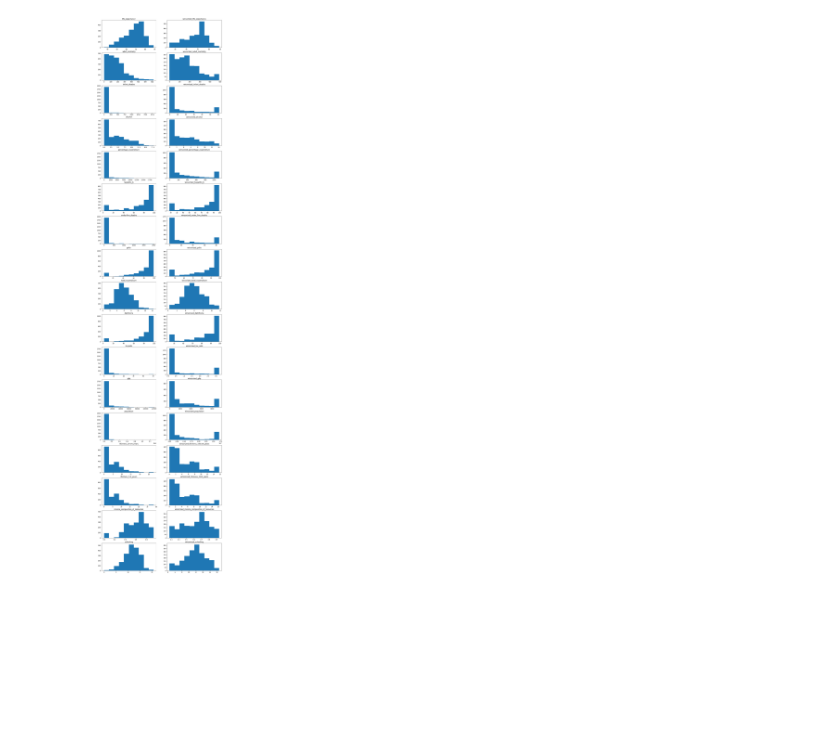
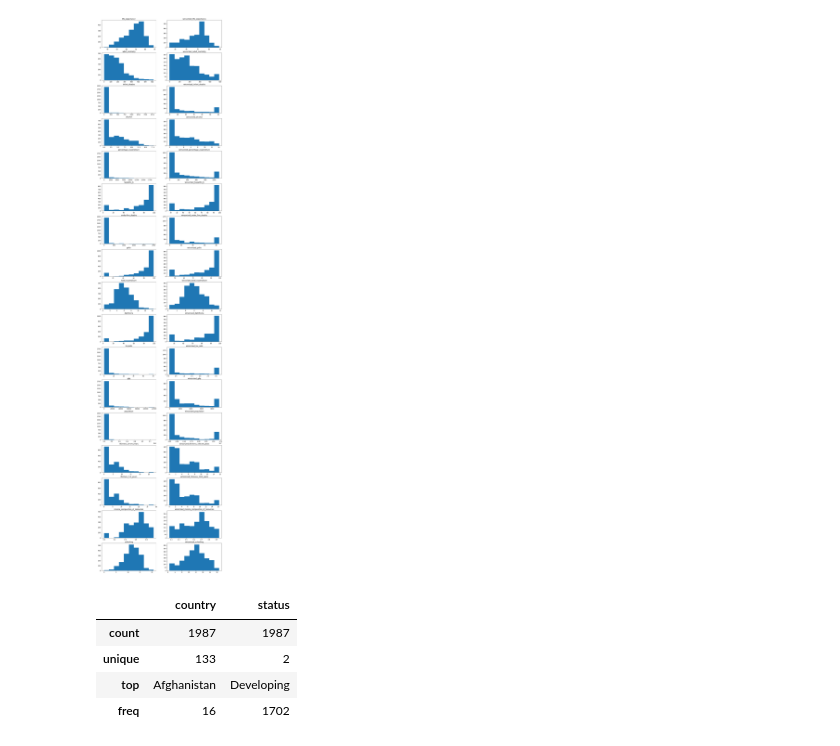
Before and after one commit to notShyam7/life-expectancy, a Jupyter notebook: LifeExpectancy.ipynb, the cells around one changed output. Drawn from its saved outputs; the diff is of its cells as text; code cells hidden in the pictures; blank space fills up the shorter version.

```diff
--- a/LifeExpectancy.ipynb
+++ b/LifeExpectancy.ipynb
@@ -693,3 +693,12 @@ for i in range(len(all_columns)):
 plt.show()
 # %% [output]
 [figure]
+# %%
+# descriptive statistics of categorical variables.
+life.describe(include=['O'])
+# %% [output]
+|  | country | status |
+| count | 1987 | 1987 |
+| unique | 133 | 2 |
+| top | Afghanistan | Developing |
+| freq | 16 | 1702 |
```
Also changed, not shown: parts of 10 cells of this notebook.
